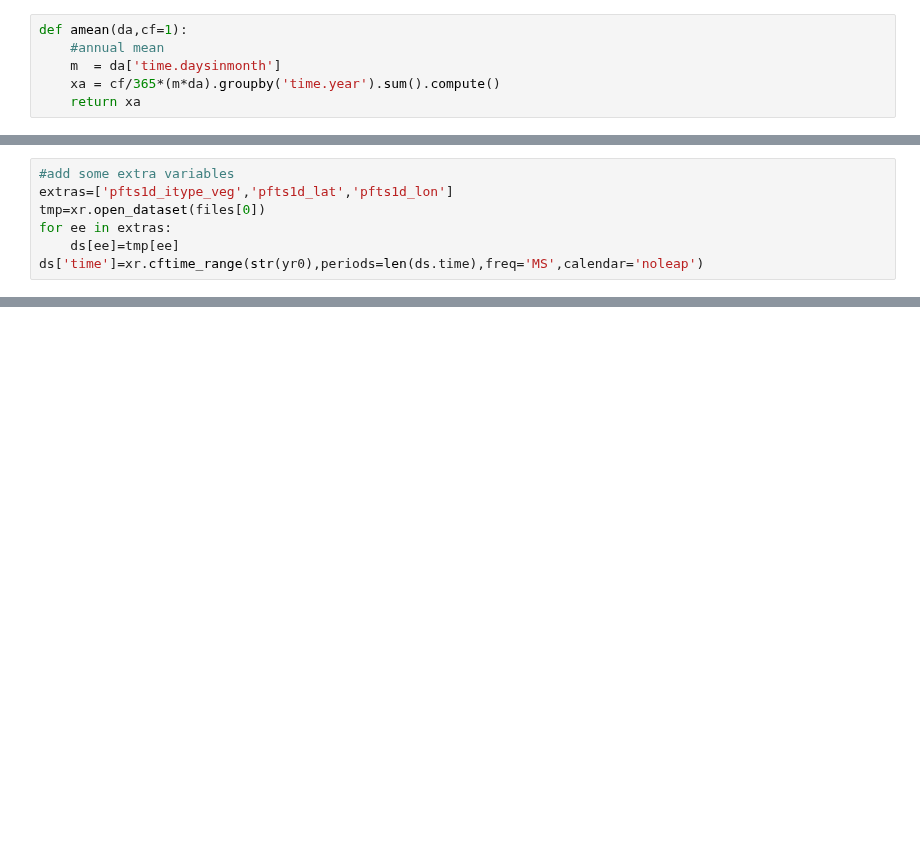
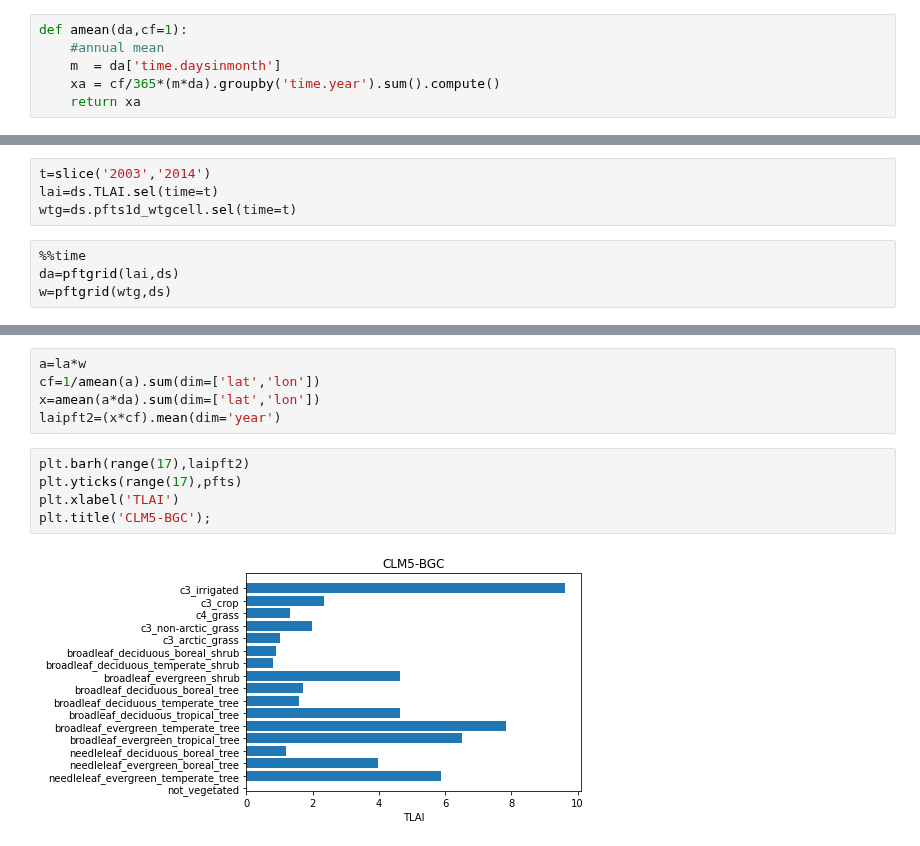
Before and after one commit to djk2120/CLM5PPE, a Jupyter notebook: pyth/pft_map.ipynb, the cells around one changed output, grey strips where cells are left out. Saved outputs shown, nothing was run; the diff lists cells and outputs as text; blank space fills up the shorter version.

```diff
--- a/pyth/pft_map.ipynb
+++ b/pyth/pft_map.ipynb
@@ -84,7 +164,0 @@ ds = xr.open_mfdataset(files,combine='nested',concat_dim='time',parallel=True,
-# %%
-#add some extra variables
-extras=['pfts1d_itype_veg','pfts1d_lat','pfts1d_lon']
-tmp=xr.open_dataset(files[0])
-for ee in extras:
-    ds[ee]=tmp[ee]
-ds['time']=xr.cftime_range(str(yr0),periods=len(ds.time),freq='MS',calendar='noleap')
@@ -209,0 +165,8 @@ plt.title('seems close enough to me');
+# %%
+t=slice('2003','2014')
+lai=ds.TLAI.sel(time=t)
+wtg=ds.pfts1d_wtgcell.sel(time=t)
+# %%
+%%time
+da=pftgrid(lai,ds)
+w=pftgrid(wtg,ds)
@@ -209,0 +176,12 @@ plt.title('seems close enough to me');
+# %%
+a=la*w
+cf=1/amean(a).sum(dim=['lat','lon'])
+x=amean(a*da).sum(dim=['lat','lon'])
+laipft2=(x*cf).mean(dim='year')
+# %%
+plt.barh(range(17),laipft2)
+plt.yticks(range(17),pfts)
+plt.xlabel('TLAI')
+plt.title('CLM5-BGC');
+# %% [output]
+[figure, added]
```
Also changed, not shown: parts of 35 cells of this notebook.
